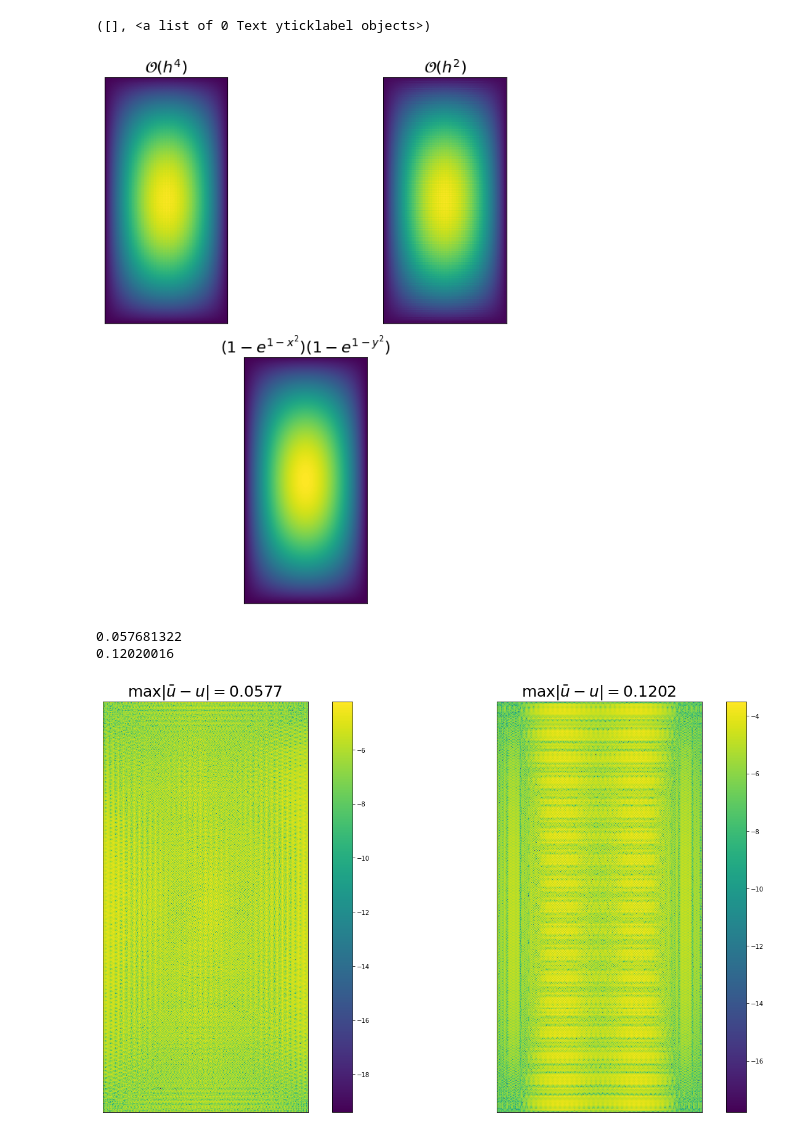
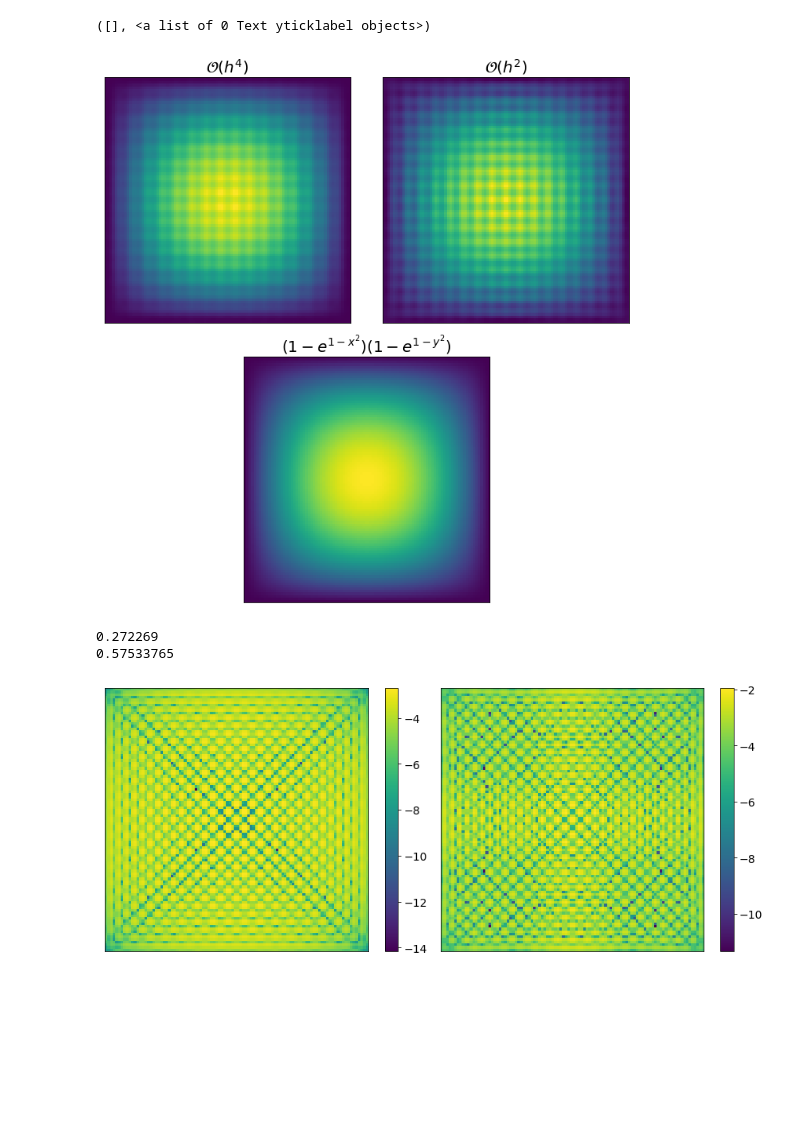
Before and after one commit to kklocker/EiT-WiFi-placer, a Jupyter notebook: analytic_solution_testing.ipynb, the cells around one changed output. Drawn from its saved outputs; the diff is of its cells as text; code cells hidden in the pictures; blank space fills up the shorter version.

```diff
--- a/analytic_solution_testing.ipynb
+++ b/analytic_solution_testing.ipynb
@@ -8,8 +8,8 @@ from scipy.sparse.linalg import splu
 wavelength = 0.06  # Wavelength of WiFi in meters: 0.12 for 2.5GHz; 0.06 for 5GHz.
 k = 2 * np.pi / wavelength
 # %%
-X = np.linspace(-1, 1, 500, dtype=np.complex64)
-Y = np.linspace(-2, 2, 1000, dtype=np.complex64)
+X = np.linspace(-1, 1, 100, dtype=np.complex64)
+Y = np.linspace(-2, 2, 100, dtype=np.complex64)
 x, y = np.meshgrid(X, Y)
 
 u = (1-x**2)*(4-y**2)
@@ -47,29 +47,33 @@ plt.xticks([])
 plt.yticks([])
 # %% [output]
 ([], <a list of 0 Text yticklabel objects>)
-[figure, old version]
+[figure, new version]
 # %%
-fig = plt.figure(figsize= (20,10),tight_layout=True)
-
+fig = plt.figure(figsize= (12,5),tight_layout=True)
+# fig=plt.figure(tight_layout=True)
 plt.subplot(121)
-plt.imshow(np.log(np.abs(u-u_A.reshape(u.shape))/(np.max(np.abs(u)))))
+plt.imshow(np.log(np.abs(u-u_A.reshape(u.shape))/(np.max(np.abs(u)))), cmap = "viridis")
 plt.xticks([])
 plt.yticks([])
-plt.title(fr"$\max |\bar u - u| = ${np.max(np.abs(u-u_A.reshape(u.shape))):.4f}", size = 25)
-plt.colorbar()
+# plt.title(fr"$\max |\bar u - u| = ${np.max(np.abs(u-u_A.reshape(u.shape))):.4f}", size = 18)
+cbar = plt.colorbar()
+cbar.ax.tick_params(labelsize='14')
 print(np.max(np.abs(u-u_A.reshape(u.shape))))
 
 plt.subplot(122)
-plt.imshow(np.log(np.abs(u-u_B.reshape(u.shape))/(np.max(np.abs(u)))))
+plt.imshow(np.log(np.abs(u-u_B.reshape(u.shape))/(np.max(np.abs(u)))), cmap="viridis")
 plt.xticks([])
 plt.yticks([])
-plt.title(fr"$\max |\bar u - u| = ${np.max(np.abs(u-u_B.reshape(u.shape))):.4f}", size = 25)
-plt.colorbar()
+# plt.title(fr"$\max |\bar u - u| = ${np.max(np.abs(u-u_B.reshape(u.shape))):.4f}", size = 18)
+cbar = plt.colorbar()
+cbar.ax.tick_params(labelsize='14')
 print(np.max(np.abs(u-u_B.reshape(u.shape))))
+
+plt.savefig("bilder/diff_analytic_500.pdf")
 # %% [output]
-0.057681322
-0.12020016
+0.272269
+0.57533765
-[figure, old version]
+[figure, new version]
 # %%
 # plt.figure(figsize=(20,10),tight_layout=True)
 
```
Also changed, not shown: 9 other files.
